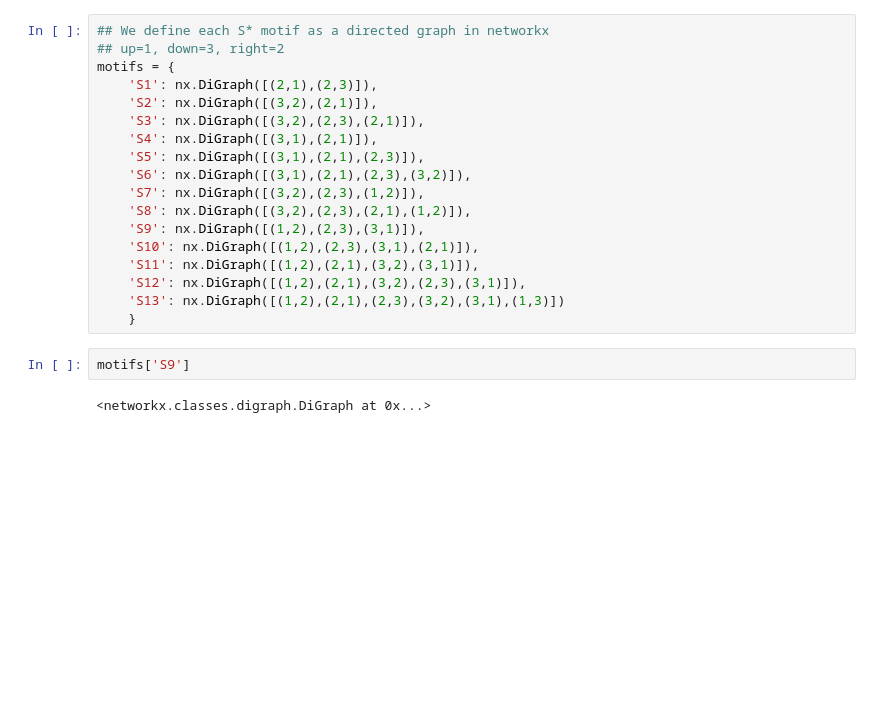
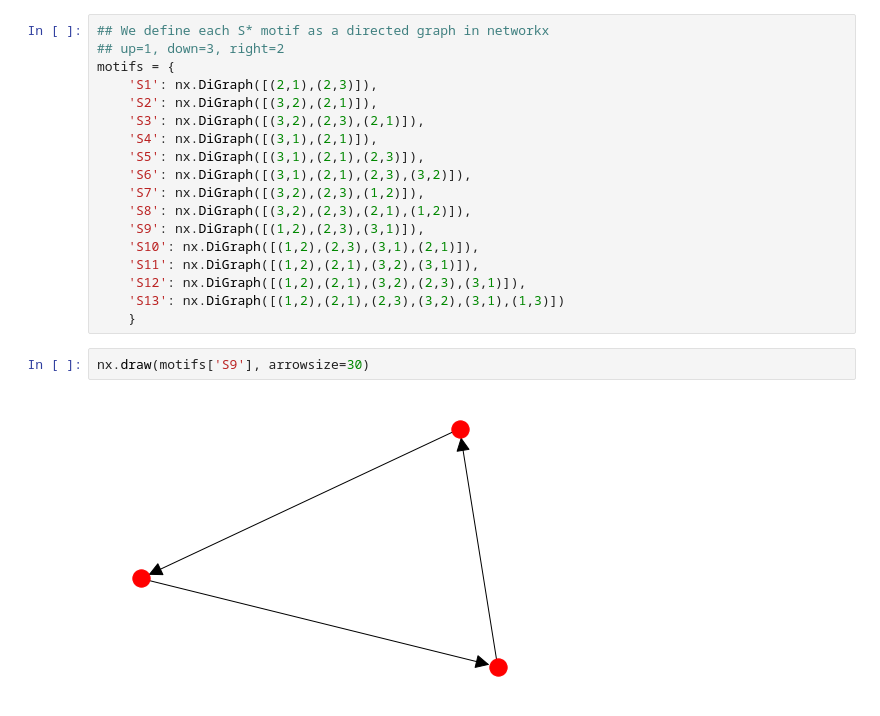
Before and after one commit to AstroJacobLi/FootballTeamStrategy, a Jupyter notebook: Network-Match1-Huskies.ipynb, the cells around one changed output. Saved outputs shown, nothing was run; the diff lists cells and outputs as text; blank space fills up the shorter version.

```diff
--- a/Network-Match1-Huskies.ipynb
+++ b/Network-Match1-Huskies.ipynb
@@ -169,10 +168,10 @@ motifs = {
     'S12': nx.DiGraph([(1,2),(2,1),(3,2),(2,3),(3,1)]),
     'S13': nx.DiGraph([(1,2),(2,1),(2,3),(3,2),(3,1),(1,3)])
     }
-# %%
-motifs['S9']
-# %% [output]
-<networkx.classes.digraph.DiGraph at 0x...>
+# %%
+nx.draw(motifs['S9'], arrowsize=30)
+# %% [output]
+[figure, added]
 # %%
 from utils import mcounter
 mcounter(G, motifs)
```
Also changed, not shown: parts of 7 cells of this notebook, 41 other files.
